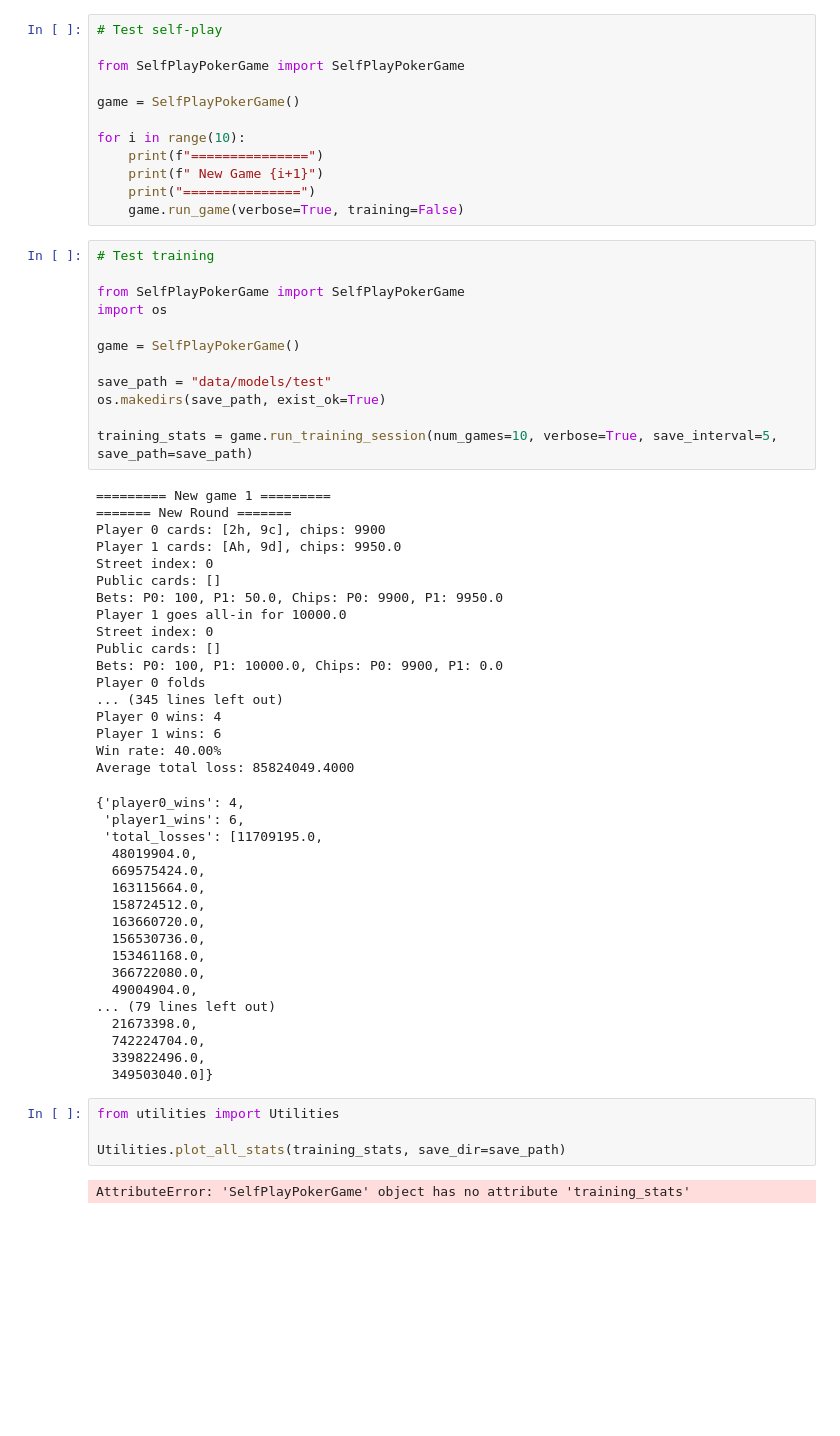
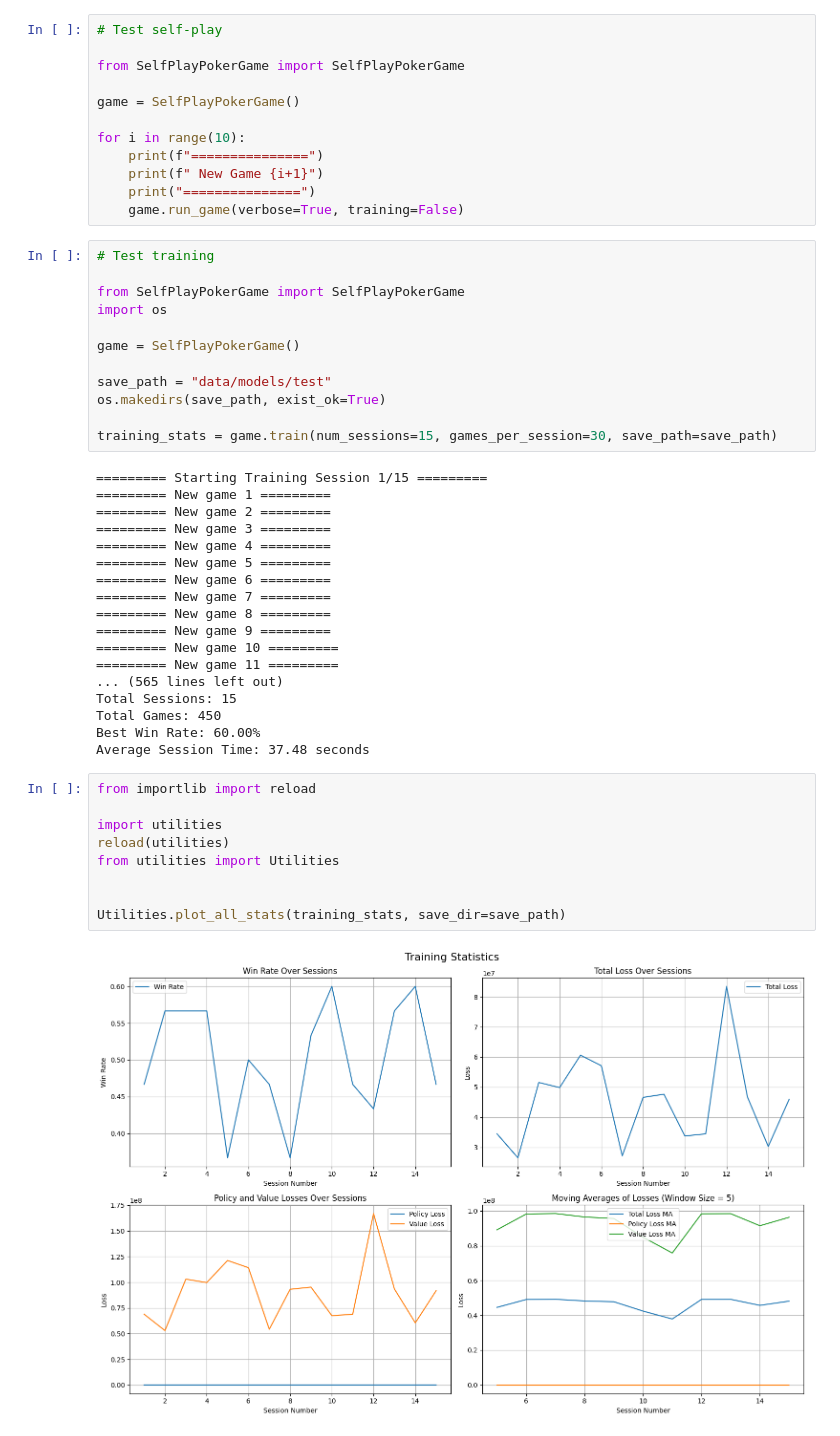
Before and after one commit to lofeodo/PokerRL, a Jupyter notebook: models/BayesianHoldem/BayesianHoldemTest.ipynb, the cells around one changed output. Cells and saved outputs as stored; diff of their text form; blank space fills up the shorter version.

Commit message:
update plotting utility functions

```diff
--- a/models/BayesianHoldem/BayesianHoldemTest.ipynb
+++ b/models/BayesianHoldem/BayesianHoldemTest.ipynb
@@ -137,45 +137,33 @@ game = SelfPlayPokerGame()
 save_path = "data/models/test"
 os.makedirs(save_path, exist_ok=True)
 
-training_stats = game.run_training_session(num_games=10, verbose=True, save_interval=5, save_path=save_path)
+training_stats = game.train(num_sessions=15, games_per_session=30, save_path=save_path)
 # %% [output]
+========= Starting Training Session 1/15 =========
 ========= New game 1 =========
-======= New Round =======
-Player 0 cards: [2h, 9c], chips: 9900
-Player 1 cards: [Ah, 9d], chips: 9950.0
-Street index: 0
-Public cards: []
-Bets: P0: 100, P1: 50.0, Chips: P0: 9900, P1: 9950.0
-Player 1 goes all-in for 10000.0
-Street index: 0
-Public cards: []
-Bets: P0: 100, P1: 10000.0, Chips: P0: 9900, P1: 0.0
-Player 0 folds
-... (345 lines left out)
-Player 0 wins: 4
-Player 1 wins: 6
-Win rate: 40.00%
-Average total loss: 85824049.4000
+========= New game 2 =========
+========= New game 3 =========
+========= New game 4 =========
+========= New game 5 =========
+========= New game 6 =========
+========= New game 7 =========
+========= New game 8 =========
+========= New game 9 =========
+========= New game 10 =========
+========= New game 11 =========
+... (565 lines left out)
+Total Sessions: 15
+Total Games: 450
+Best Win Rate: 60.00%
+Average Session Time: 37.48 seconds
-{'player0_wins': 4,
- 'player1_wins': 6,
- 'total_losses': [11709195.0,
-  48019904.0,
-  669575424.0,
-  163115664.0,
-  158724512.0,
-  163660720.0,
-  156530736.0,
-  153461168.0,
-  366722080.0,
-  49004904.0,
-... (79 lines left out)
-  21673398.0,
-  742224704.0,
-  339822496.0,
-  349503040.0]}
 # %%
+from importlib import reload
+
+import utilities
+reload(utilities)
 from utilities import Utilities
 
+
 Utilities.plot_all_stats(training_stats, save_dir=save_path)
 # %% [output]
-AttributeError: 'SelfPlayPokerGame' object has no attribute 'training_stats'
+[figure, added]
```
Also changed, not shown: parts of 2 cells of this notebook, 1 other file.
